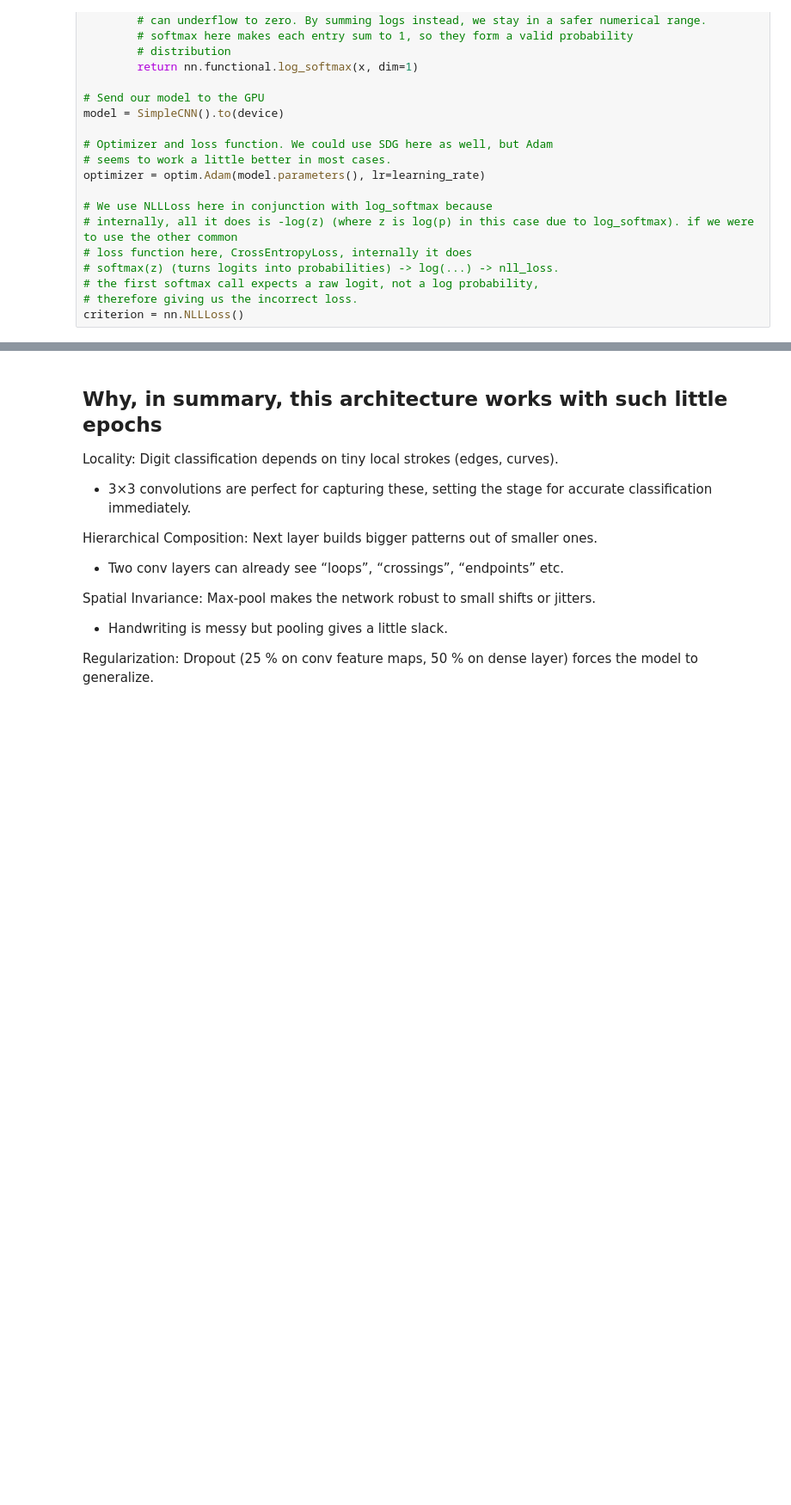
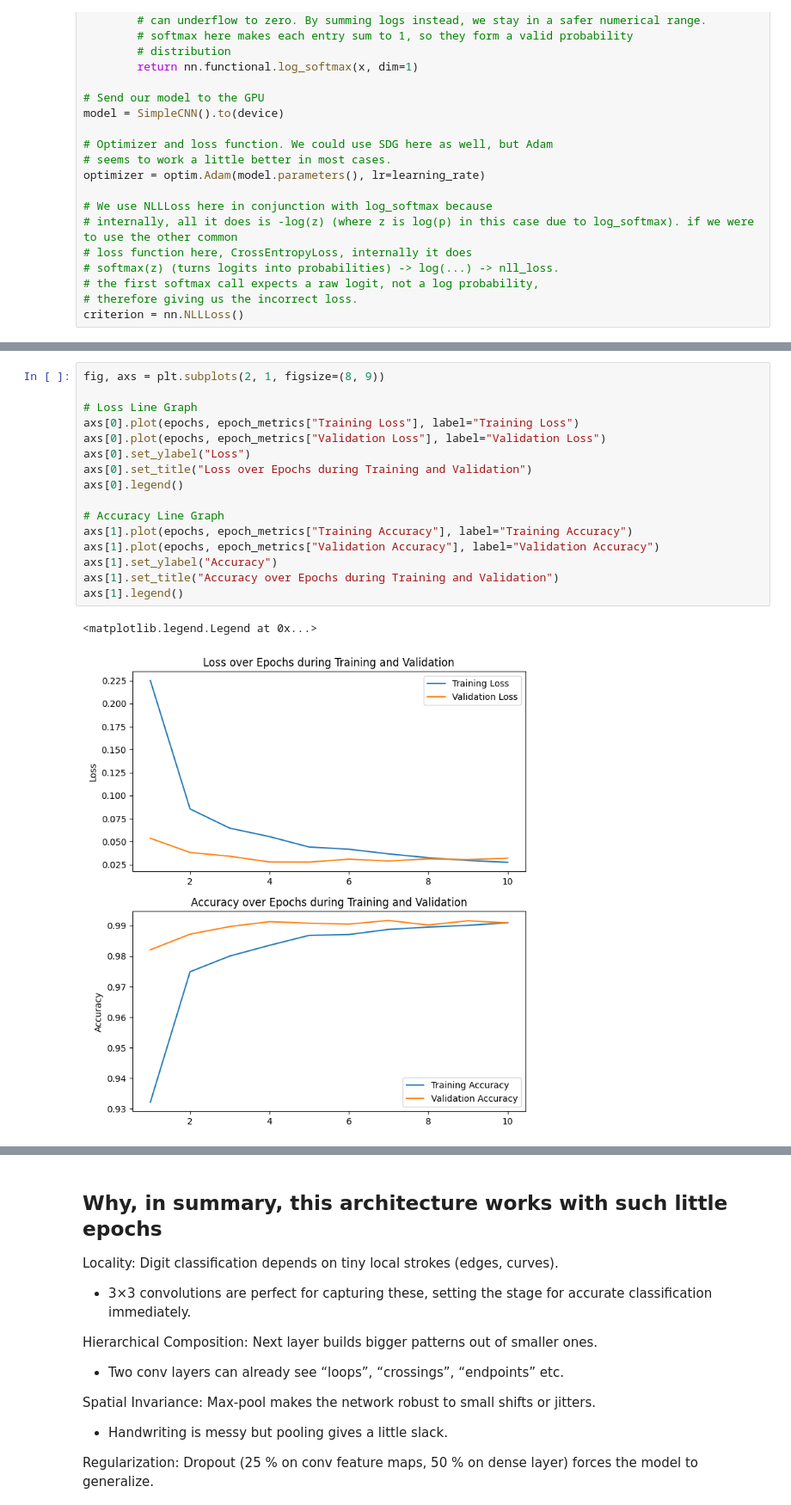
Before and after one commit to SOU-Boscoe/MNIST-GPU, a Jupyter notebook: NAIRRMnist.ipynb, the cells around one changed output, grey strips where cells are left out. Shown at 86% size. Saved outputs shown, nothing was run; the diff lists cells and outputs as text; blank space fills up the shorter version.

```diff
--- a/NAIRRMnist.ipynb
+++ b/NAIRRMnist.ipynb
@@ -489,0 +522,19 @@ Test set accuracy: 99.07%
+# %%
+fig, axs = plt.subplots(2, 1, figsize=(8, 9))
+
+# Loss Line Graph
+axs[0].plot(epochs, epoch_metrics["Training Loss"], label="Training Loss")
+axs[0].plot(epochs, epoch_metrics["Validation Loss"], label="Validation Loss")
+axs[0].set_ylabel("Loss")
+axs[0].set_title("Loss over Epochs during Training and Validation")
+axs[0].legend()
+
+# Accuracy Line Graph
+axs[1].plot(epochs, epoch_metrics["Training Accuracy"], label="Training Accuracy")
+axs[1].plot(epochs, epoch_metrics["Validation Accuracy"], label="Validation Accuracy")
+axs[1].set_ylabel("Accuracy")
+axs[1].set_title("Accuracy over Epochs during Training and Validation")
+axs[1].legend()
+# %% [output]
+<matplotlib.legend.Legend at 0x...>
+[figure, added]
```
Also changed, not shown: parts of 15 cells of this notebook, 1 other file.
